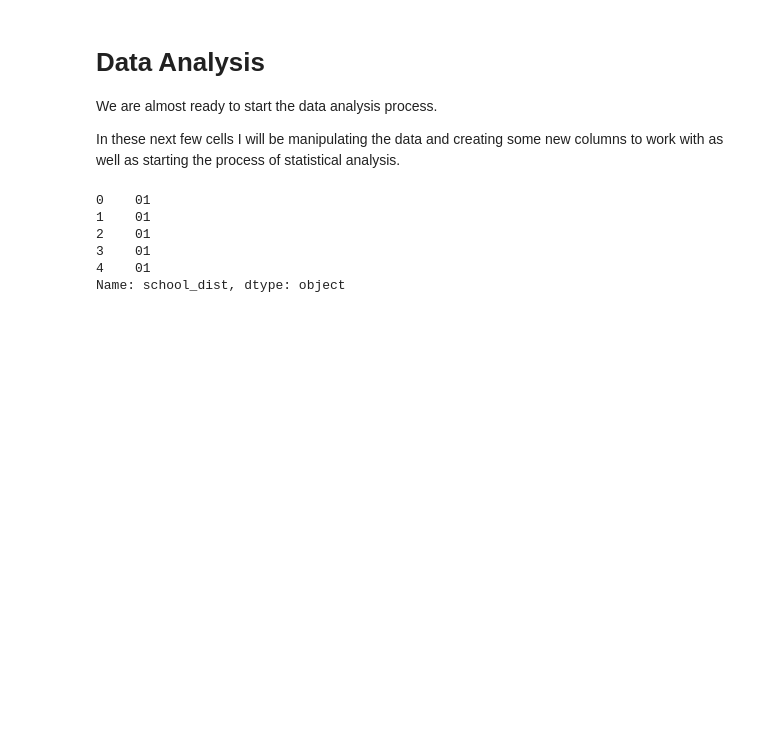
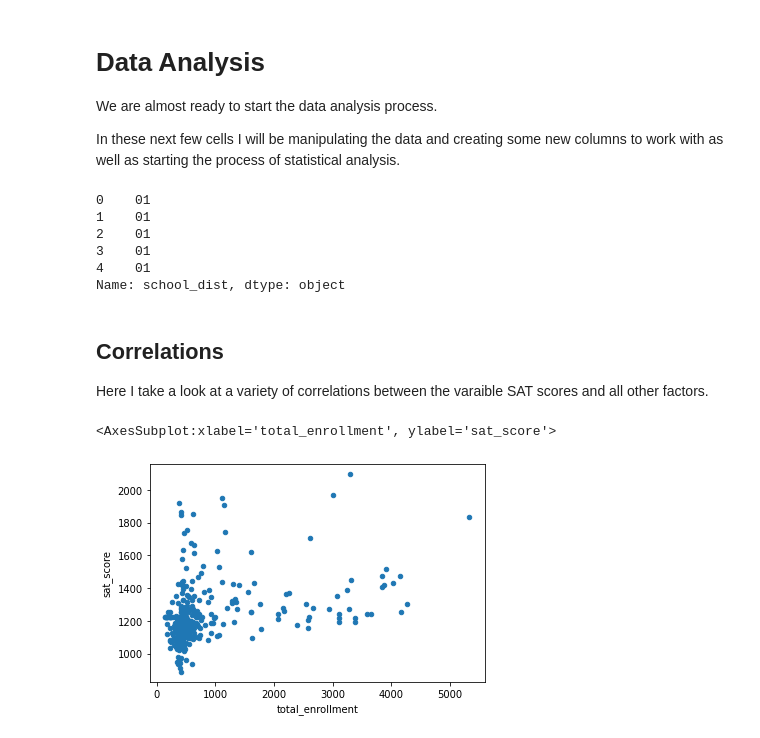
Before and after one commit to adfelt/New-York-School-Data, a Jupyter notebook: new_york_schools_data_analysis.ipynb, the cells around one changed output. Saved outputs shown, nothing was run; the diff lists cells and outputs as text; code cells hidden in the pictures; blank space fills up the shorter version.

Commit message:
Feat: Analyzed correlations with SAT Scores

```diff
--- a/new_york_schools_data_analysis.ipynb
+++ b/new_york_schools_data_analysis.ipynb
@@ -355,3 +355,7 @@ combined['school_dist'].head()
 3    01
 4    01
 Name: school_dist, dtype: object
+# %% [markdown]
+## Correlations
+
+Here I take a look at a variety of correlations between the varaible SAT scores and all other factors.
@@ -357,0 +364,8 @@ Name: school_dist, dtype: object
+# %%
+import matplotlib.pyplot as plt
+%matplotlib inline
+
+combined.plot.scatter(y='sat_score', x='total_enrollment')
+# %% [output]
+<AxesSubplot:xlabel='total_enrollment', ylabel='sat_score'>
+[figure, added]
```
Also changed, not shown: parts of 4 cells of this notebook.
